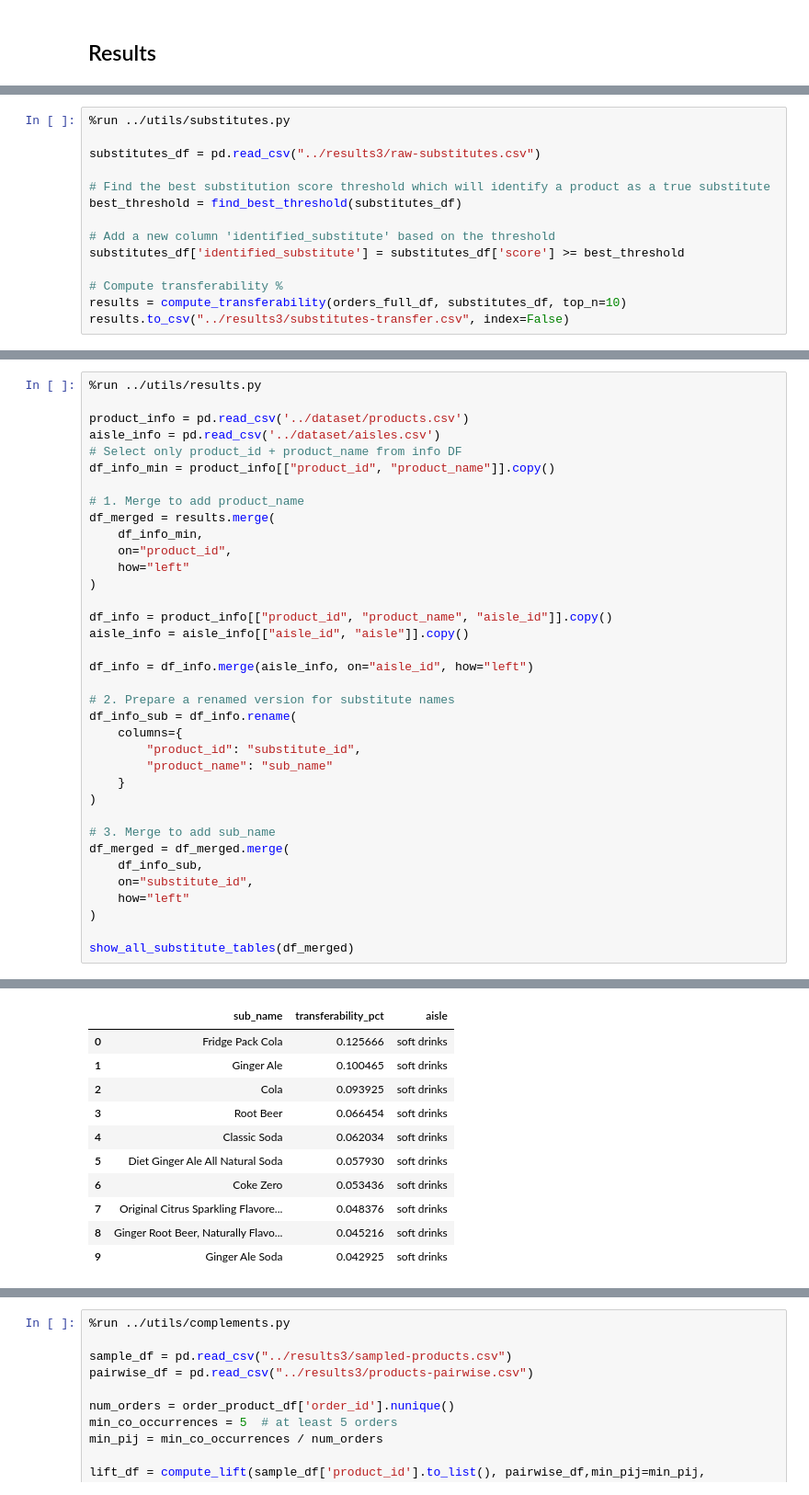
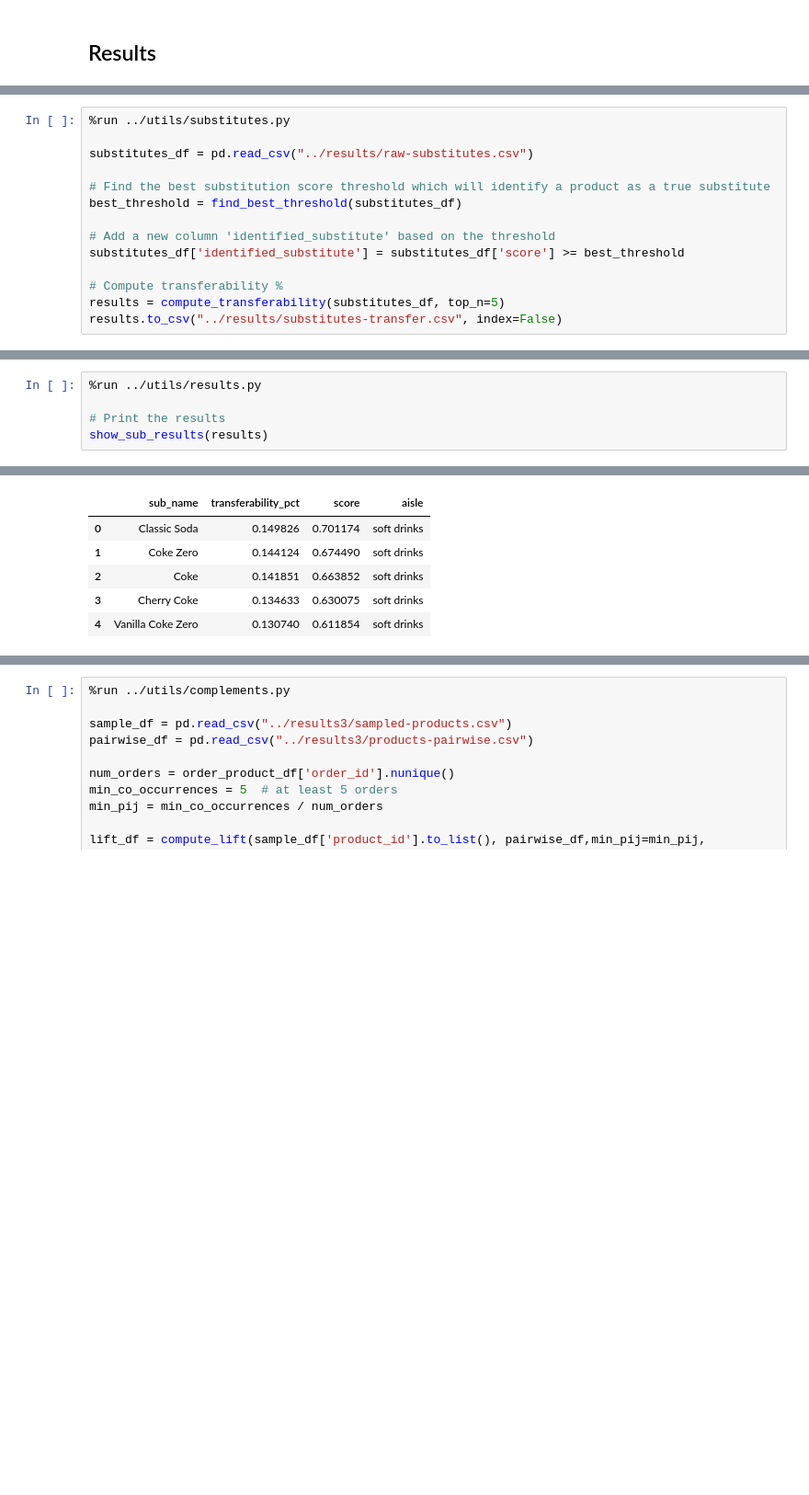
Before and after one commit to jenleap/big-data-analytics-project, a Jupyter notebook: notebooks/04-results.ipynb, the cells around one changed output, grey strips where cells are left out. Shown at 92% size. Saved outputs shown, nothing was run; the diff lists cells and outputs as text; blank space fills up the shorter version.

```diff
--- a/notebooks/04-results.ipynb
+++ b/notebooks/04-results.ipynb
@@ -82,7 +89,7 @@ Completed substitute calculations. Saved to ../results3/raw-substitutes.csv
 # %%
 %run ../utils/substitutes.py
 
-substitutes_df = pd.read_csv("../results3/raw-substitutes.csv")
+substitutes_df = pd.read_csv("../results/raw-substitutes.csv")
 
 # Find the best substitution score threshold which will identify a product as a true substitute
 best_threshold = find_best_threshold(substitutes_df)
@@ -91,6 +98,6 @@ best_threshold = find_best_threshold(substitutes_df)
 substitutes_df['identified_substitute'] = substitutes_df['score'] >= best_threshold
 
 # Compute transferability %
-results = compute_transferability(orders_full_df, substitutes_df, top_n=10)
-results.to_csv("../results3/substitutes-transfer.csv", index=False)
+results = compute_transferability(substitutes_df, top_n=5)
+results.to_csv("../results/substitutes-transfer.csv", index=False)
 # %% [output]
@@ -98,54 +105,18 @@ results.to_csv("../results3/substitutes-transfer.csv", index=False)
 # %%
 %run ../utils/results.py
 
-product_info = pd.read_csv('../dataset/products.csv')
-aisle_info = pd.read_csv('../dataset/aisles.csv')
-# Select only product_id + product_name from info DF
-df_info_min = product_info[["product_id", "product_name"]].copy()
-
-# 1. Merge to add product_name
-df_merged = results.merge(
-    df_info_min,
-    on="product_id",
-    how="left"
-)
-
-df_info = product_info[["product_id", "product_name", "aisle_id"]].copy()
-aisle_info = aisle_info[["aisle_id", "aisle"]].copy()
-
-df_info = df_info.merge(aisle_info, on="aisle_id", how="left")
-
-# 2. Prepare a renamed version for substitute names
-df_info_sub = df_info.rename(
-    columns={
-        "product_id": "substitute_id",
-        "product_name": "sub_name"
-    }
-)
-
-# 3. Merge to add sub_name
-df_merged = df_merged.merge(
-    df_info_sub,
-    on="substitute_id",
-    how="left"
-)
-
-show_all_substitute_tables(df_merged)
+# Print the results
+show_sub_results(results)
 # %% [output]
 ==============================
 Product: Coke Classic  (ID: 16696)
 ==============================
-|  | sub_name | transferability_pct | aisle |
-| 0 | Fridge Pack Cola | 0.125666 | soft drinks |
-| 1 | Ginger Ale | 0.100465 | soft drinks |
-| 2 | Cola | 0.093925 | soft drinks |
-| 3 | Root Beer | 0.066454 | soft drinks |
-| 4 | Classic Soda | 0.062034 | soft drinks |
-| 5 | Diet Ginger Ale All Natural Soda | 0.057930 | soft drinks |
-| 6 | Coke Zero | 0.053436 | soft drinks |
-| 7 | Original Citrus Sparkling Flavore... | 0.048376 | soft drinks |
-| 8 | Ginger Root Beer, Naturally Flavo... | 0.045216 | soft drinks |
-| 9 | Ginger Ale Soda | 0.042925 | soft drinks |
+|  | sub_name | transferability_pct | score | aisle |
+| 0 | Classic Soda | 0.149826 | 0.701174 | soft drinks |
+| 1 | Coke Zero | 0.144124 | 0.674490 | soft drinks |
+| 2 | Coke | 0.141851 | 0.663852 | soft drinks |
+| 3 | Cherry Coke | 0.134633 | 0.630075 | soft drinks |
+| 4 | Vanilla Coke Zero | 0.130740 | 0.611854 | soft drinks |
 ==============================
 Product: Plain Bagels  (ID: 20738)
 ==============================
```
Also changed, not shown: parts of 15 cells of this notebook, 4 other files.
